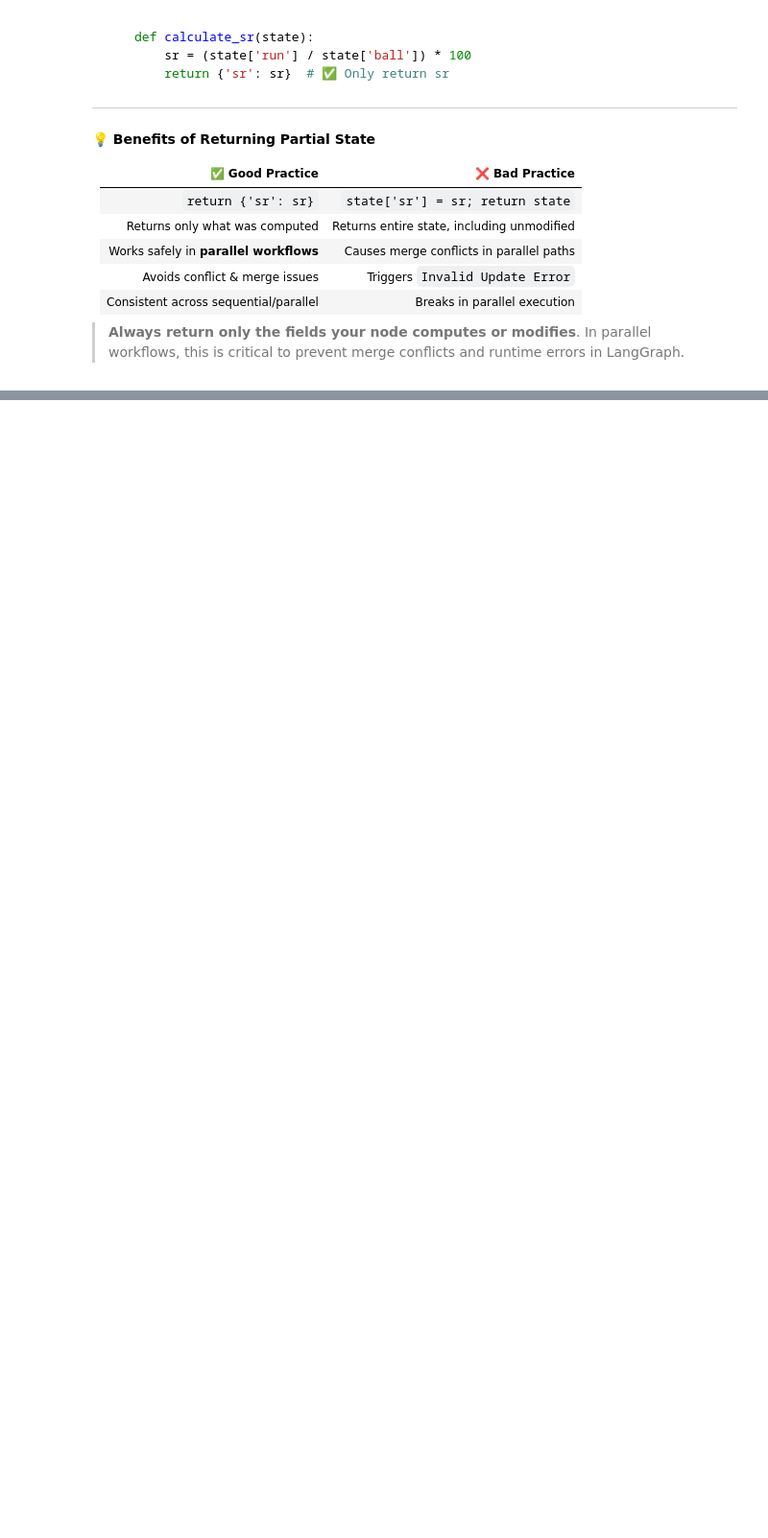
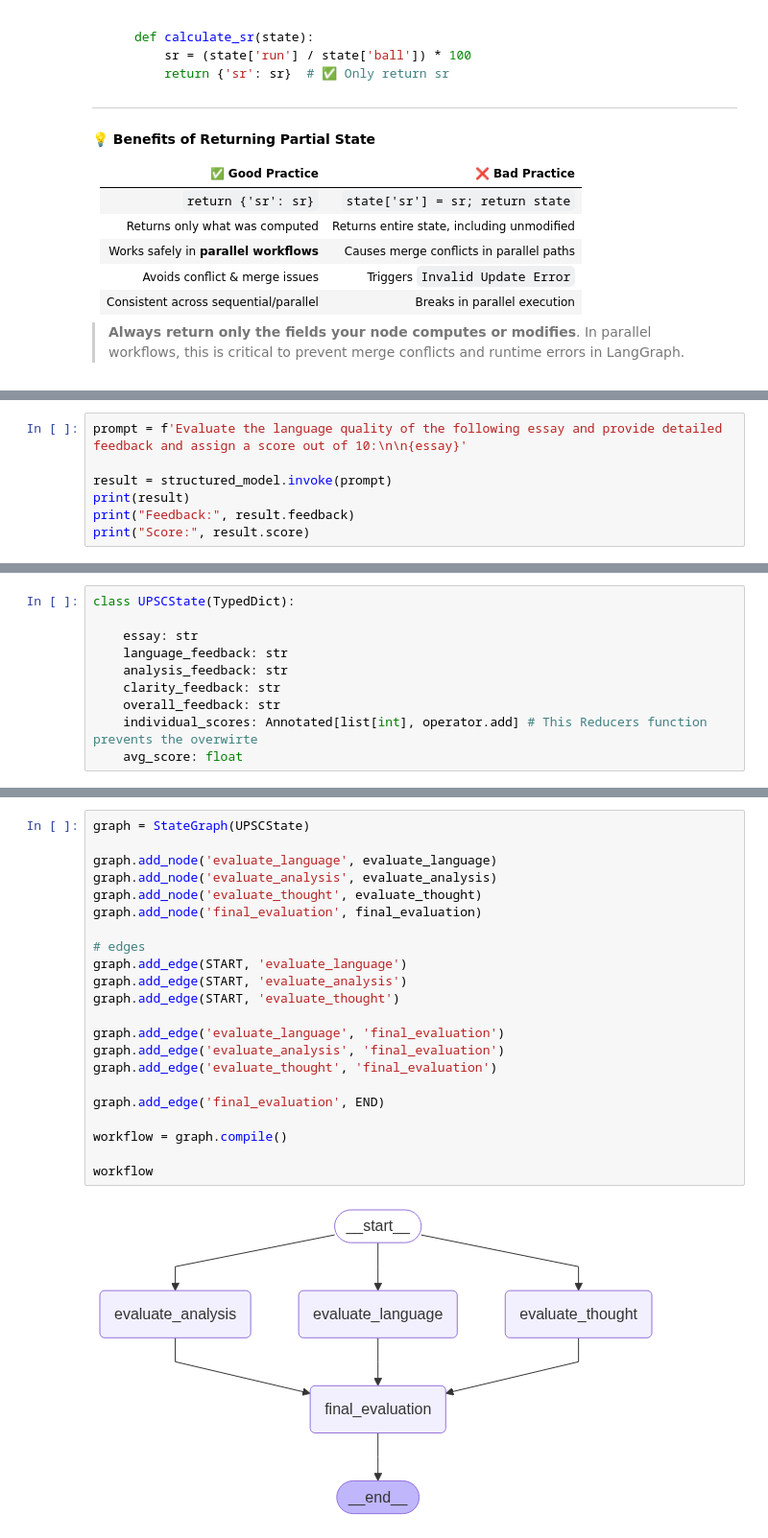
Before and after one commit to mohd-faizy/Agentic_AI_using_LangGraph, a Jupyter notebook: 02_ Sequential_&_Parallel_workflow/07_Parallel_workflow.ipynb, the cells around one changed output, grey strips where cells are left out. Shown at 96% size. Cells and saved outputs as stored; diff of their text form; blank space fills up the shorter version.

```diff
--- a/02_ Sequential_&_Parallel_workflow/07_Parallel_workflow.ipynb
+++ b/02_ Sequential_&_Parallel_workflow/07_Parallel_workflow.ipynb
@@ -212,0 +230,7 @@ model.with_st
+# %%
+prompt = f'Evaluate the language quality of the following essay and provide detailed feedback and assign a score out of 10:\n\n{essay}'
+
+result = structured_model.invoke(prompt)
+print(result)
+print("Feedback:", result.feedback)
+print("Score:", result.score)
@@ -212,0 +241,10 @@ model.with_st
+# %%
+class UPSCState(TypedDict):
+
+    essay: str
+    language_feedback: str
+    analysis_feedback: str
+    clarity_feedback: str
+    overall_feedback: str
+    individual_scores: Annotated[list[int], operator.add] # This Reducers function prevents the overwirte
+    avg_score: float
@@ -212,0 +327,24 @@ model.with_st
+# %%
+graph = StateGraph(UPSCState)
+
+graph.add_node('evaluate_language', evaluate_language)
+graph.add_node('evaluate_analysis', evaluate_analysis)
+graph.add_node('evaluate_thought', evaluate_thought)
+graph.add_node('final_evaluation', final_evaluation)
+
+# edges
+graph.add_edge(START, 'evaluate_language')
+graph.add_edge(START, 'evaluate_analysis')
+graph.add_edge(START, 'evaluate_thought')
+
+graph.add_edge('evaluate_language', 'final_evaluation')
+graph.add_edge('evaluate_analysis', 'final_evaluation')
+graph.add_edge('evaluate_thought', 'final_evaluation')
+
+graph.add_edge('final_evaluation', END)
+
+workflow = graph.compile()
+
+workflow
+# %% [output]
+[figure, added]
```
Also changed, not shown: parts of 9 cells of this notebook, 1 other file.
